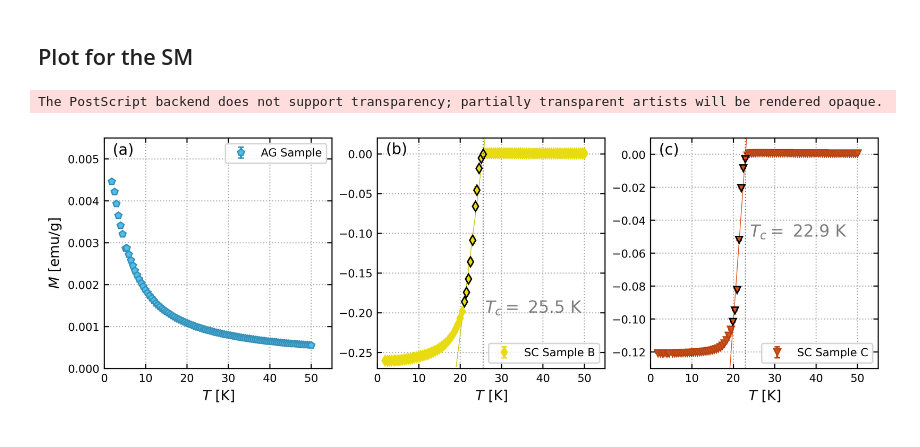
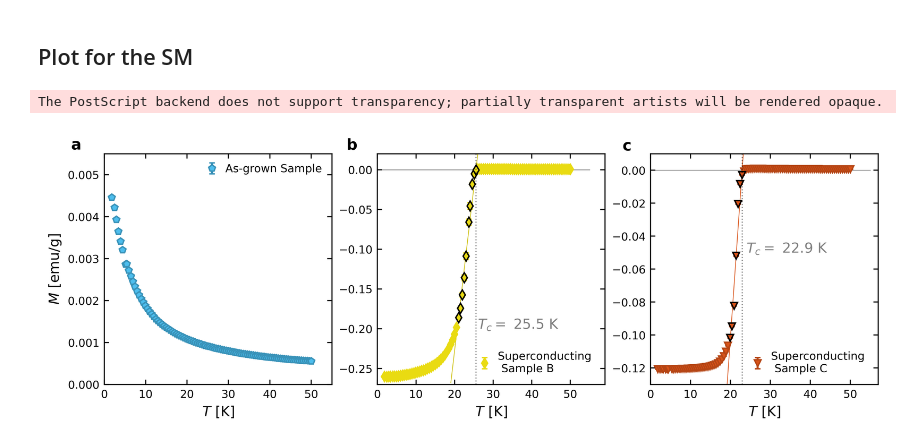
Before and after one commit to NBI-Magnetism-Group/NCCO_Analysis_Code_2026, a Jupyter notebook: SQUID_analysis.ipynb, the cells around one changed output. Saved outputs shown, nothing was run; the diff lists cells and outputs as text; code cells hidden in the pictures.

Commit message:
more figures formatted to jounal requirements

```diff
--- a/SQUID_analysis.ipynb
+++ b/SQUID_analysis.ipynb
@@ -335,52 +335,50 @@ fig, axes = plt.subplots(1, 3, figsize=(10, 3))
 
 # Plot each sample in a separate subplot
 # Sample A
 #axes[0].plot(Ag_sus['Temperature (K)'].iloc[: len(Ag_sus) // 2], Ag_sus['Long Moment (emu)'].iloc[: len(Ag_sus) // 2], label='Sample A (AG)', marker='o')
-axes[0].errorbar(ag_sus_T, ag_sus_M, yerr=ag_sus_M_err, label='AG Sample', marker='p', markersize=5, linestyle='none', zorder=3, color='#4dbeee', ecolor='#3992b8', mew=1, markeredgecolor='#3992b8')
+axes[0].errorbar(ag_sus_T, ag_sus_M, yerr=ag_sus_M_err, label='As-grown Sample', marker='p', markersize=5, linestyle='none', zorder=3, color='#4dbeee', ecolor='#3992b8', mew=1, markeredgecolor='#3992b8')
 axes[0].set_ylabel('$M$ [emu/g]')
 axes[0].set_xlabel('$T$ [K]')
 axes[0].set_ylim(0,0.0055)
 axes[0].set_xlim(0,55)
-axes[0].text(2, 0.0051, r"(a)", fontsize=11, color="black")
-axes[0].legend()
-axes[0].grid(linestyle='dotted')
+axes[0].text(-8, 0.0056, r"a", fontsize=11, color="black", fontweight="bold")
+axes[0].legend(frameon=False, handletextpad=0.2)
+#axes[0].grid(linestyle='dotted')
 
 # Sample B
-axes[1].errorbar(KU_sc_sus_T, KU_sc_sus_M, yerr=KU_sc_sus_M_err, label='SC Sample B', marker='d', markersize=5, linestyle='none', color='#e9db12')
+axes[1].errorbar(KU_sc_sus_T, KU_sc_sus_M, yerr=KU_sc_sus_M_err, label='Superconducting \n Sample B', marker='d', markersize=5, linestyle='none', color='#e9db12')
 axes[1].plot(KU_sc_sus_T[L_KU:U_KU], KU_sc_sus_M[L_KU:U_KU], 'd', markersize=5, zorder=4, color="#e9db12", mew=1, markeredgecolor='k')
-#axes[1].plot(np.linspace(-2,55,100), np.zeros(100),  '-', color='k', linewidth=0.5, alpha=0.5, zorder=2)
+axes[1].plot(np.linspace(-2,55,100), np.zeros(100),  '-', color='k', linewidth=0.5, alpha=0.5, zorder=2)
 axes[1].plot(x_range_lin_KU, slope(x_range_lin_KU, *trans_KU.values), '-', color="#cdc00f", linewidth=0.5)
 axes[1].plot(np.ones(100)*zero_x_KU, np.linspace(-0.27,0.02,100),  linestyle='dotted', color='k', alpha=0.5,linewidth=0.8, zorder=8)
-axes[1].text(26.0, -0.2, f'$T_c =$ {zero_x_KU:.1f} K', fontsize=12, color='k', alpha=0.5)
+axes[1].text(26.0, -0.2, f'$T_c =$ {zero_x_KU:.1f} K', fontsize=10, color='k', alpha=0.5)
 axes[1].set_xlabel('$T$ [K]')
-axes[1].set_xlim(0,55)
+axes[1].set_xlim(0,59)
 axes[1].set_ylim(-0.27,0.02)
-axes[1].text(2, 0, r"(b)", fontsize=11, color="black")
-axes[1].legend()
-axes[1].grid(linestyle='dotted')
+axes[1].text(-8, 0.025, r"b", fontsize=11, color="black", fontweight="bold")
+axes[1].legend(loc='lower right',frameon=False, handletextpad=0.2)
+#axes[1].grid(linestyle='dotted')
 
 # Sample C
-axes[2].errorbar(sc_sus_T, sc_sus_M, yerr=sc_sus_M_err, label='SC Sample C', marker='v', markersize=5, linestyle='none', color='#d95319', ecolor='#b54514', mew=1, markeredgecolor='#b54514')
+axes[2].errorbar(sc_sus_T, sc_sus_M, yerr=sc_sus_M_err, label='Superconducting \n Sample C', marker='v', markersize=5, linestyle='none', color='#d95319', ecolor='#b54514', mew=1, markeredgecolor='#b54514')
 axes[2].plot(sc_sus_T[L:U], sc_sus_M[L:U], 'v', markersize=5, zorder=4, color='#d95319', mew=1, markeredgecolor='k')
 axes[2].plot(x_range_lin, slope(x_range_lin, *trans.values), '-', color='#D95319', linewidth=0.5)
 axes[2].set_ylim(-0.13,0.01)
-axes[2].set_xlim(0,55)
-#axes[2].text(2, 1.55, r"(c)", fontsize=11, color="black")
+axes[2].set_xlim(0,57)
 axes[2].plot(np.ones(100)*zero_x, np.linspace(-0.13,0.015,100),  linestyle='dotted', color='k', alpha=0.5,linewidth=0.8, zorder=8)
-#axes[2].plot(np.linspace(-2,55,100), np.zeros(100),  '-', color='k', linewidth=0.5, alpha=0.5, zorder=2)
-axes[2].text(24, -0.05, f'$T_c=$ {zero_x:.1f} K', fontsize=12, color='k', alpha=0.5)
-#axes[2].plot(UBC_sus['Temperature (K)'].iloc[: len(UBC_sus) // 2], UBC_sus['Long Moment (emu)'].iloc[: len(UBC_sus) // 2], label='Sample C (SC)', marker='o', color='green')
+axes[2].plot(np.linspace(-2,55,100), np.zeros(100),  '-', color='k', linewidth=0.5, alpha=0.5, zorder=2)
+axes[2].text(24, -0.05, f'$T_c=$ {zero_x:.1f} K', fontsize=10, color='k', alpha=0.5)
 axes[2].set_xlabel('$T$ [K]')
-axes[2].legend()
-axes[2].grid(linestyle='dotted')
-axes[2].text(2, 0, r"(c)", fontsize=11, color="black")
+axes[2].legend(loc='lower right', frameon=False, handletextpad=0.2)
+#axes[2].grid(linestyle='dotted')
+axes[2].text(-7, 0.012, r"c", fontsize=11, color="black", fontweight="bold")
 
 # Add a title to the entire figure (optional)
 #fig.suptitle("Magnetic Moment vs Temperature for Different Samples", fontsize=14)
-plt.savefig('Figures_png/SQUID/Raw_SQUID_data.png', format='png', bbox_inches='tight')
+plt.savefig('Figures_png/SQUID/Raw_SQUID_data.png', format='png', bbox_inches='tight', dpi=500)
 plt.savefig('Figures_eps/SQUID/Raw_SQUID_data.eps', format='eps', bbox_inches='tight')
 
 # Display the plot
 # %% [output]
 The PostScript backend does not support transparency; partially transparent artists will be rendered opaque.
-[figure, old version]
+[figure, new version]
```
Also changed, not shown: 2 other files.
